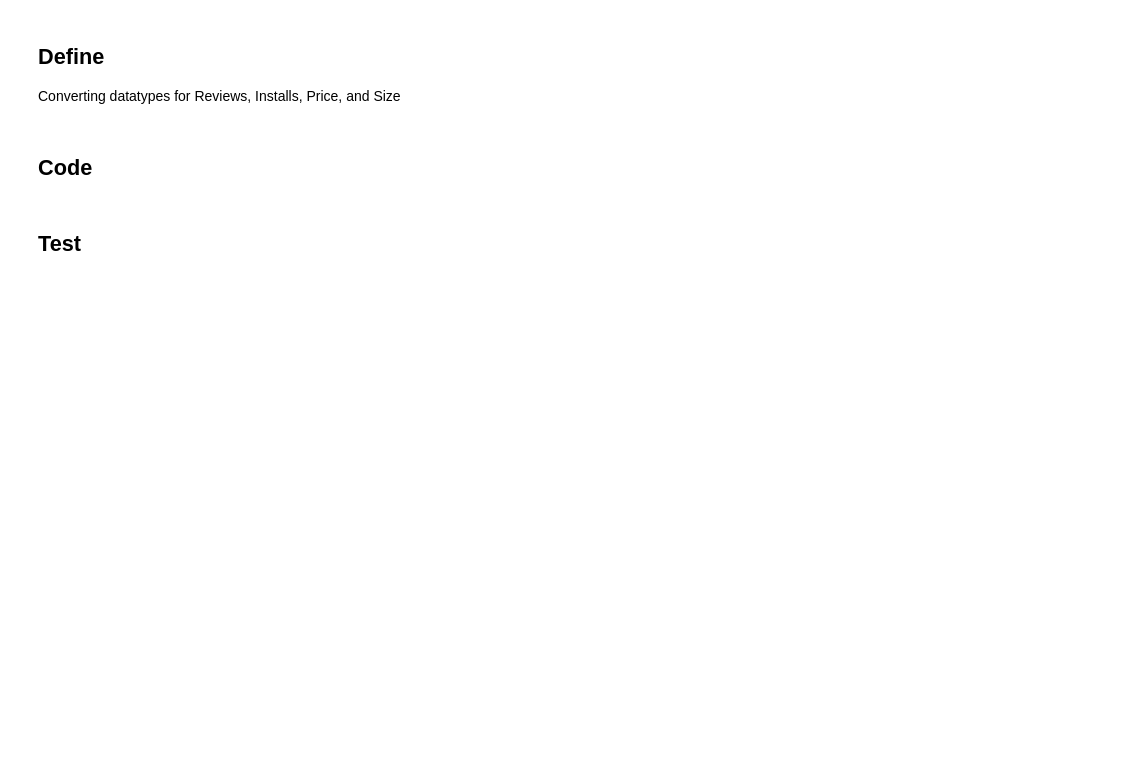
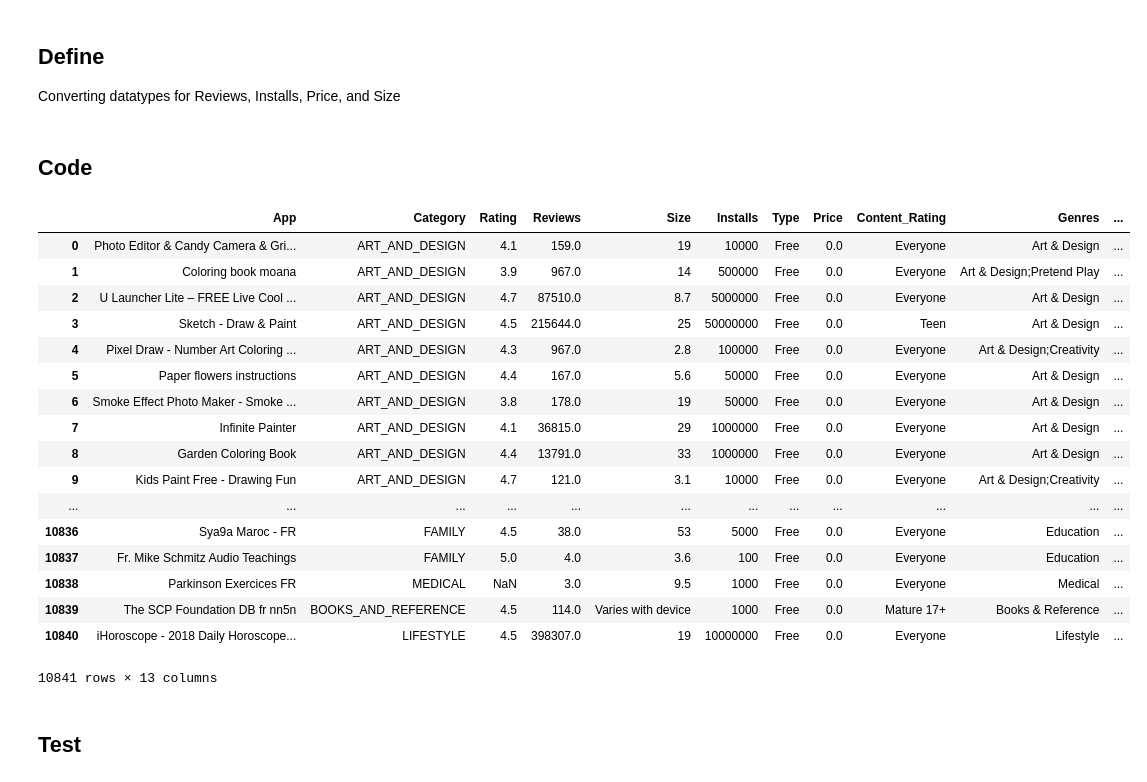
Before and after one commit to JayCarrLTD/google-play-store-apps, a Jupyter notebook: Google Play.ipynb, the cells around one changed output. Drawn from its saved outputs; the diff is of its cells as text; code cells hidden in the pictures; blank space fills up the shorter version.

```diff
--- a/Google Play.ipynb
+++ b/Google Play.ipynb
@@ -122,7 +124,29 @@ Converting datatypes for Reviews, Installs, Price, and Size
 # %%
 convert_dict = {'Reviews': float, 'Installs': int, 'Price':float}
 play = play.astype(convert_dict)
-play['Last_Updated'] = play['Last_Updated'].astype('datetime64[ns]')
+play['Last_Updated'] = pd.to_datetime(play.Last_Updated)
+play['Last_Updated'] = play['Last_Updated'].dt.strftime('%m/%y')
+# %%
+play
+# %% [output]
+|  | App | Category | Rating | Reviews | Size | Installs | Type | Price | Content_Rating | Genres | ... |
+| 0 | Photo Editor & Candy Camera & Gri... | ART_AND_DESIGN | 4.1 | 159.0 | 19 | 10000 | Free | 0.0 | Everyone | Art & Design | ... |
+| 1 | Coloring book moana | ART_AND_DESIGN | 3.9 | 967.0 | 14 | 500000 | Free | 0.0 | Everyone | Art & Design;Pretend Play | ... |
+| 2 | U Launcher Lite – FREE Live Cool ... | ART_AND_DESIGN | 4.7 | 87510.0 | 8.7 | 5000000 | Free | 0.0 | Everyone | Art & Design | ... |
+| 3 | Sketch - Draw & Paint | ART_AND_DESIGN | 4.5 | 215644.0 | 25 | 50000000 | Free | 0.0 | Teen | Art & Design | ... |
+| 4 | Pixel Draw - Number Art Coloring ... | ART_AND_DESIGN | 4.3 | 967.0 | 2.8 | 100000 | Free | 0.0 | Everyone | Art & Design;Creativity | ... |
+| 5 | Paper flowers instructions | ART_AND_DESIGN | 4.4 | 167.0 | 5.6 | 50000 | Free | 0.0 | Everyone | Art & Design | ... |
+| 6 | Smoke Effect Photo Maker - Smoke ... | ART_AND_DESIGN | 3.8 | 178.0 | 19 | 50000 | Free | 0.0 | Everyone | Art & Design | ... |
+| 7 | Infinite Painter | ART_AND_DESIGN | 4.1 | 36815.0 | 29 | 1000000 | Free | 0.0 | Everyone | Art & Design | ... |
+| 8 | Garden Coloring Book | ART_AND_DESIGN | 4.4 | 13791.0 | 33 | 1000000 | Free | 0.0 | Everyone | Art & Design | ... |
+| 9 | Kids Paint Free - Drawing Fun | ART_AND_DESIGN | 4.7 | 121.0 | 3.1 | 10000 | Free | 0.0 | Everyone | Art & Design;Creativity | ... |
+| ... | ... | ... | ... | ... | ... | ... | ... | ... | ... | ... | ... |
+| 10836 | Sya9a Maroc - FR | FAMILY | 4.5 | 38.0 | 53 | 5000 | Free | 0.0 | Everyone | Education | ... |
+| 10837 | Fr. Mike Schmitz Audio Teachings | FAMILY | 5.0 | 4.0 | 3.6 | 100 | Free | 0.0 | Everyone | Education | ... |
+| 10838 | Parkinson Exercices FR | MEDICAL | NaN | 3.0 | 9.5 | 1000 | Free | 0.0 | Everyone | Medical | ... |
+| 10839 | The SCP Foundation DB fr nn5n | BOOKS_AND_REFERENCE | 4.5 | 114.0 | Varies with device | 1000 | Free | 0.0 | Mature 17+ | Books & Reference | ... |
+| 10840 | iHoroscope - 2018 Daily Horoscope... | LIFESTYLE | 4.5 | 398307.0 | 19 | 10000000 | Free | 0.0 | Everyone | Lifestyle | ... |
+10841 rows × 13 columns
 # %% [markdown]
 ## Test
 # %%
```
Also changed, not shown: parts of 12 cells of this notebook.
